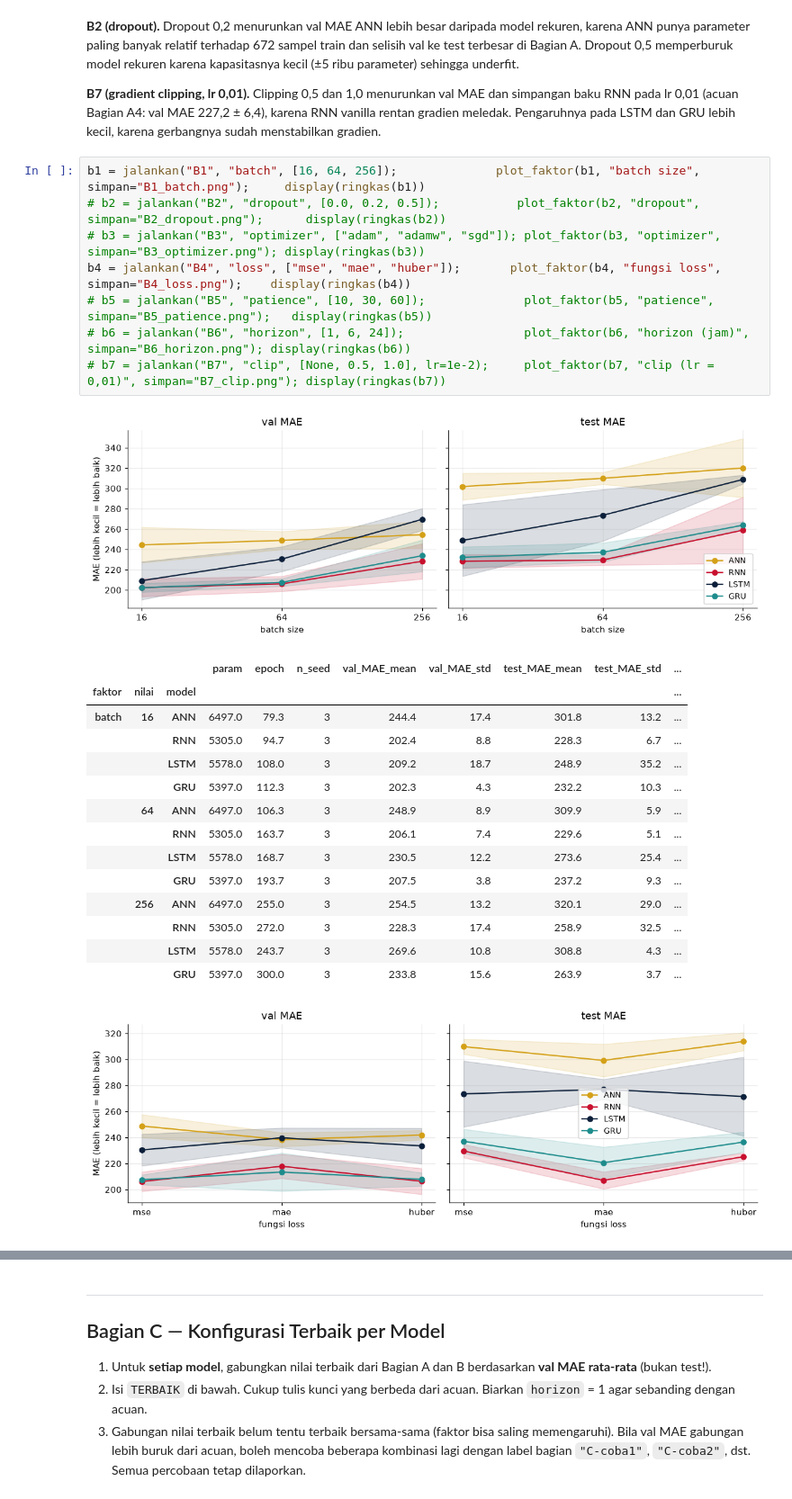
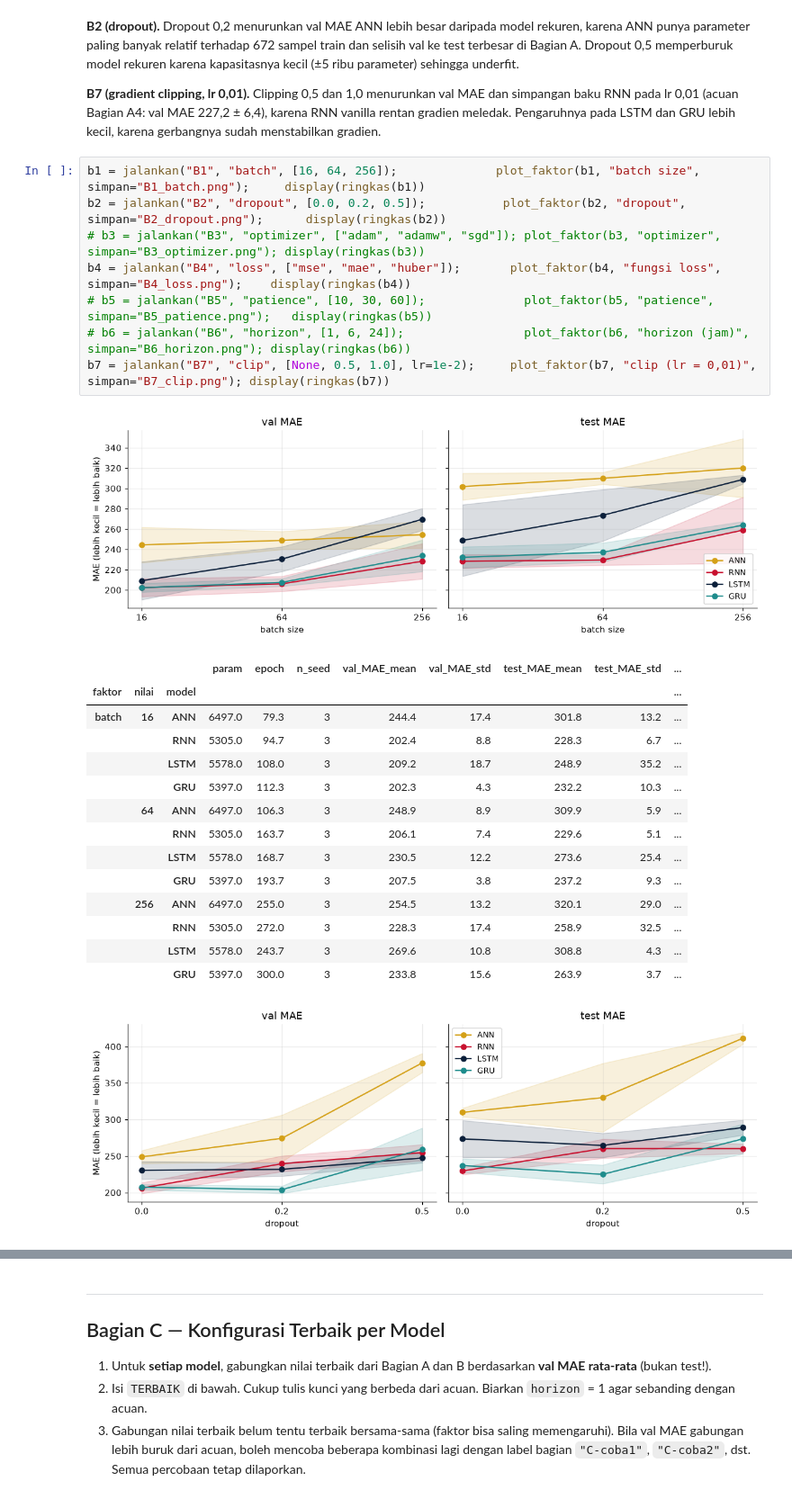
Before and after one commit to zahra124400021-glitch/dlw-tugas-ra-124400021, a Jupyter notebook: tugas_ablasi.ipynb, the cells around one changed output, grey strips where cells are left out. Shown at 90% size. Drawn from its saved outputs; the diff is of its cells as text.

```diff
--- a/tugas_ablasi.ipynb
+++ b/tugas_ablasi.ipynb
@@ -589,28 +589,28 @@ Pilih **minimal dua** faktor berikut. Hapus tanda `#` pada sel yang dipilih. Tul
 **B7 (gradient clipping, lr 0,01).** Clipping 0,5 dan 1,0 menurunkan val MAE dan simpangan baku RNN pada lr 0,01 (acuan Bagian A4: val MAE 227,2 ± 6,4), karena RNN vanilla rentan gradien meledak. Pengaruhnya pada LSTM dan GRU lebih kecil, karena gerbangnya sudah menstabilkan gradien.
 # %%
 b1 = jalankan("B1", "batch", [16, 64, 256]);              plot_faktor(b1, "batch size", simpan="B1_batch.png");     display(ringkas(b1))
-# b2 = jalankan("B2", "dropout", [0.0, 0.2, 0.5]);           plot_faktor(b2, "dropout", simpan="B2_dropout.png");      display(ringkas(b2))
+b2 = jalankan("B2", "dropout", [0.0, 0.2, 0.5]);           plot_faktor(b2, "dropout", simpan="B2_dropout.png");      display(ringkas(b2))
 # b3 = jalankan("B3", "optimizer", ["adam", "adamw", "sgd"]); plot_faktor(b3, "optimizer", simpan="B3_optimizer.png"); display(ringkas(b3))
 b4 = jalankan("B4", "loss", ["mse", "mae", "huber"]);       plot_faktor(b4, "fungsi loss", simpan="B4_loss.png");    display(ringkas(b4))
 # b5 = jalankan("B5", "patience", [10, 30, 60]);              plot_faktor(b5, "patience", simpan="B5_patience.png");   display(ringkas(b5))
 # b6 = jalankan("B6", "horizon", [1, 6, 24]);                 plot_faktor(b6, "horizon (jam)", simpan="B6_horizon.png"); display(ringkas(b6))
-# b7 = jalankan("B7", "clip", [None, 0.5, 1.0], lr=1e-2);     plot_faktor(b7, "clip (lr = 0,01)", simpan="B7_clip.png"); display(ringkas(b7))
+b7 = jalankan("B7", "clip", [None, 0.5, 1.0], lr=1e-2);     plot_faktor(b7, "clip (lr = 0,01)", simpan="B7_clip.png"); display(ringkas(b7))
 # %% [output]
 [figure]
 |  |  |  | param | epoch | n_seed | val_MAE_mean | val_MAE_std | test_MAE_mean | test_MAE_std | ... |
 | faktor | nilai | model |  |  |  |  |  |  |  | ... |
 | batch | 16 | ANN | 6497.0 | 79.3 | 3 | 244.4 | 17.4 | 301.8 | 13.2 | ... |
 |  |  | RNN | 5305.0 | 94.7 | 3 | 202.4 | 8.8 | 228.3 | 6.7 | ... |
 |  |  | LSTM | 5578.0 | 108.0 | 3 | 209.2 | 18.7 | 248.9 | 35.2 | ... |
 |  |  | GRU | 5397.0 | 112.3 | 3 | 202.3 | 4.3 | 232.2 | 10.3 | ... |
 |  | 64 | ANN | 6497.0 | 106.3 | 3 | 248.9 | 8.9 | 309.9 | 5.9 | ... |
 |  |  | RNN | 5305.0 | 163.7 | 3 | 206.1 | 7.4 | 229.6 | 5.1 | ... |
 |  |  | LSTM | 5578.0 | 168.7 | 3 | 230.5 | 12.2 | 273.6 | 25.4 | ... |
 |  |  | GRU | 5397.0 | 193.7 | 3 | 207.5 | 3.8 | 237.2 | 9.3 | ... |
 |  | 256 | ANN | 6497.0 | 255.0 | 3 | 254.5 | 13.2 | 320.1 | 29.0 | ... |
 |  |  | RNN | 5305.0 | 272.0 | 3 | 228.3 | 17.4 | 258.9 | 32.5 | ... |
 |  |  | LSTM | 5578.0 | 243.7 | 3 | 269.6 | 10.8 | 308.8 | 4.3 | ... |
 |  |  | GRU | 5397.0 | 300.0 | 3 | 233.8 | 15.6 | 263.9 | 3.7 | ... |
-[figure, old version]
+[figure, new version]
 |  |  |  | param | epoch | n_seed | val_MAE_mean | val_MAE_std | test_MAE_mean | test_MAE_std | ... |
 | faktor | nilai | model |  |  |  |  |  |  |  | ... |
```
Also changed, not shown: parts of 6 cells of this notebook, 6 other files.
